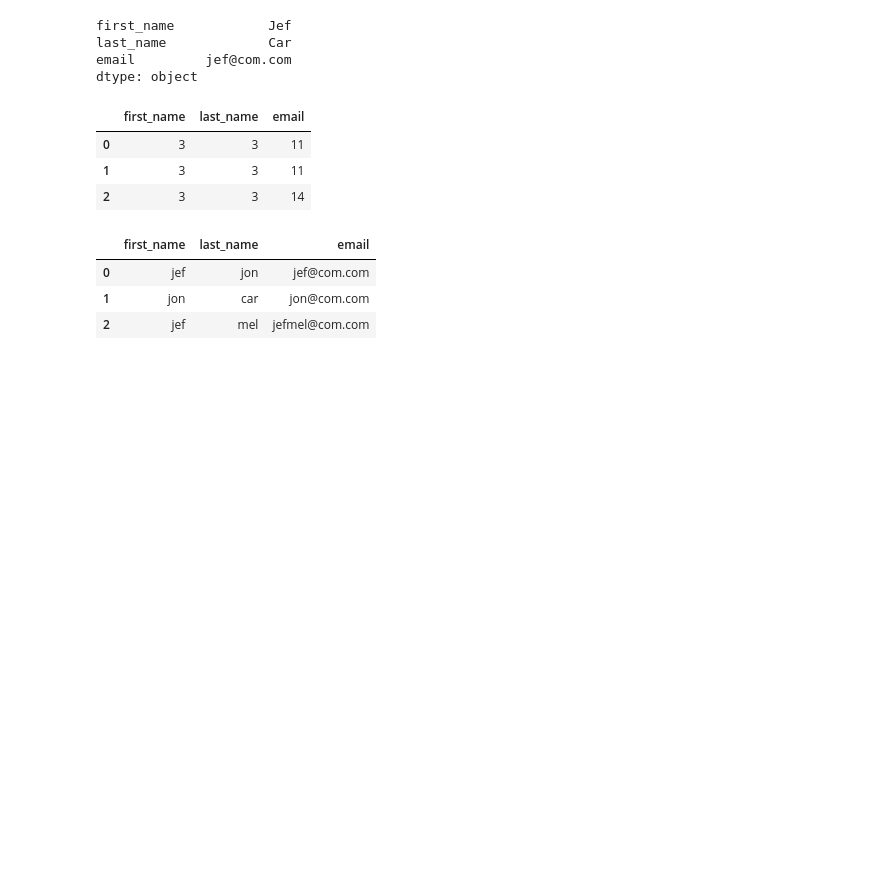
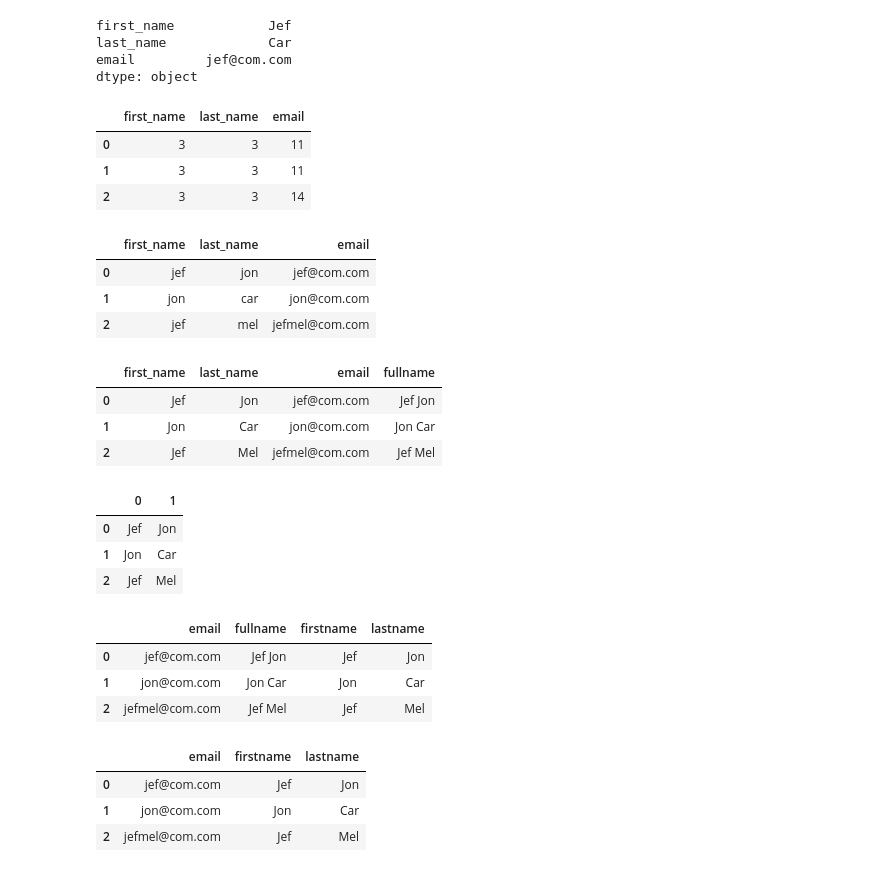
Before and after one commit to JefersonMelo/22-Banco, a Jupyter notebook: 03-Pandas/snippets.ipynb, the cells around one changed output. Drawn from its saved outputs; the diff is of its cells as text; code cells hidden in the pictures; blank space fills up the shorter version.

```diff
--- a/03-Pandas/snippets.ipynb
+++ b/03-Pandas/snippets.ipynb
@@ -289,3 +289,11 @@ df.applymap(str.lower)
 | 0 | jef | jon | jef@com.com |
 | 1 | jon | car | jon@com.com |
 | 2 | jef | mel | jefmel@com.com |
+# %%
+df['fullname'] = df['first_name'] + ' ' + df['last_name']
+df
+# %% [output]
+|  | first_name | last_name | email | fullname |
+| 0 | Jef | Jon | jef@com.com | Jef Jon |
+| 1 | Jon | Car | jon@com.com | Jon Car |
+| 2 | Jef | Mel | jefmel@com.com | Jef Mel |
@@ -291,0 +302,7 @@ df.applymap(str.lower)
+# %%
+df['fullname'].str.split(' ', expand=True)
+# %% [output]
+|  | 0 | 1 |
+| 0 | Jef | Jon |
+| 1 | Jon | Car |
+| 2 | Jef | Mel |
@@ -291,0 +311,14 @@ df.applymap(str.lower)
+# %%
+df
+# %% [output]
+|  | email | fullname | firstname | lastname |
+| 0 | jef@com.com | Jef Jon | Jef | Jon |
+| 1 | jon@com.com | Jon Car | Jon | Car |
+| 2 | jefmel@com.com | Jef Mel | Jef | Mel |
+# %%
+df.drop(columns=['fullname'])
+# %% [output]
+|  | email | firstname | lastname |
+| 0 | jef@com.com | Jef | Jon |
+| 1 | jon@com.com | Jon | Car |
+| 2 | jefmel@com.com | Jef | Mel |
```
Also changed, not shown: parts of 8 cells of this notebook, 1 other file.
